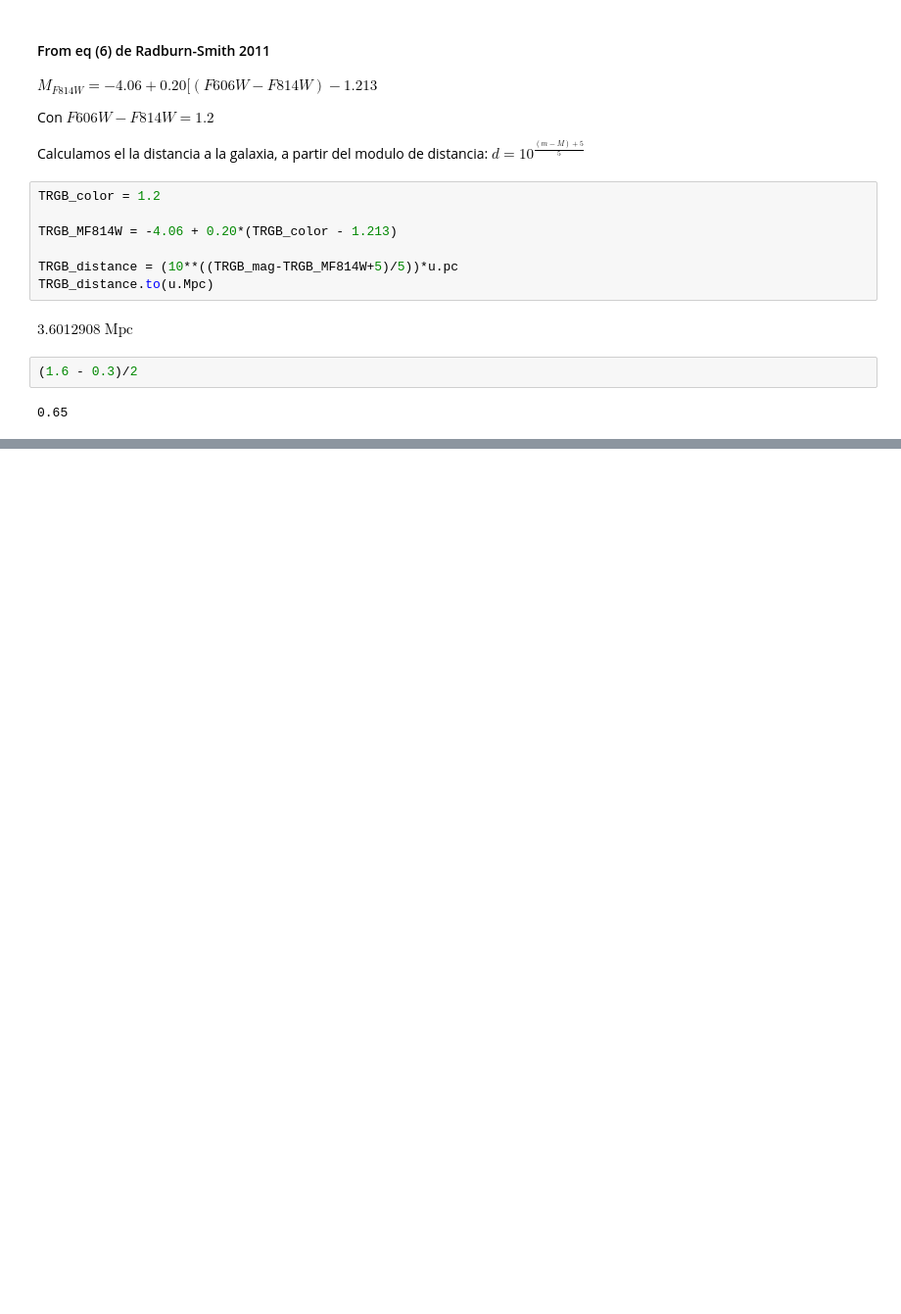
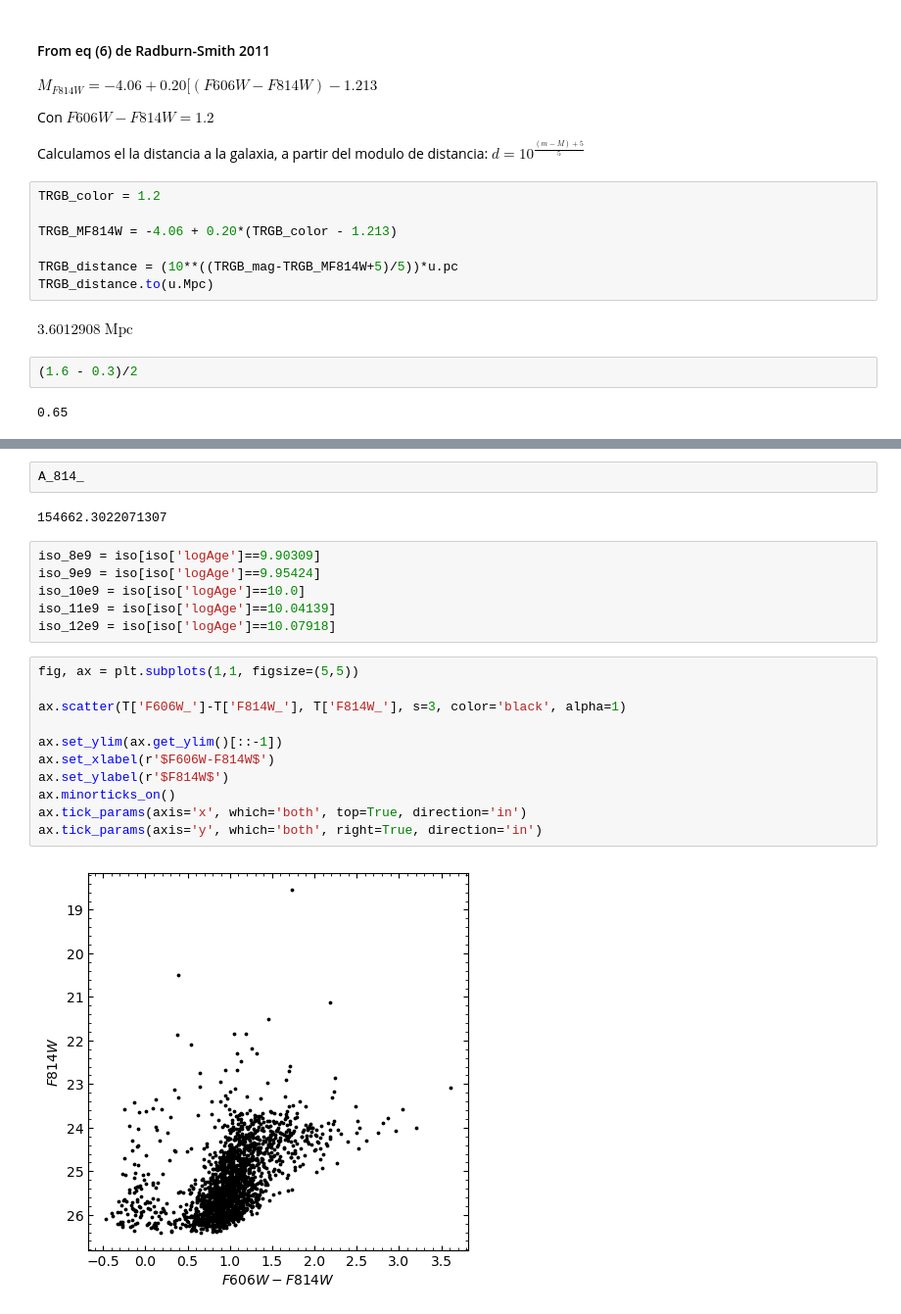
Before and after one commit to pmarchantc/Topicos-astr2024, a Jupyter notebook: M2/practico_M2.ipynb, the cells around one changed output, grey strips where cells are left out. Shown: that part at 98% size. Drawn from its saved outputs; the diff is of its cells as text; blank space fills up the shorter version.

```diff
--- a/M2/practico_M2.ipynb
+++ b/M2/practico_M2.ipynb
@@ -355,0 +367,23 @@ $3.6012908 \; \mathrm{Mpc}$
+# %%
+A_814_
+# %% [output]
+154662.3022071307
+# %%
+iso_8e9 = iso[iso['logAge']==9.90309]
+iso_9e9 = iso[iso['logAge']==9.95424]
+iso_10e9 = iso[iso['logAge']==10.0]
+iso_11e9 = iso[iso['logAge']==10.04139]
+iso_12e9 = iso[iso['logAge']==10.07918]
+# %%
+fig, ax = plt.subplots(1,1, figsize=(5,5))
+
+ax.scatter(T['F606W_']-T['F814W_'], T['F814W_'], s=3, color='black', alpha=1)
+
+ax.set_ylim(ax.get_ylim()[::-1])
+ax.set_xlabel(r'$F606W-F814W$')
+ax.set_ylabel(r'$F814W$')
+ax.minorticks_on()
+ax.tick_params(axis='x', which='both', top=True, direction='in')
+ax.tick_params(axis='y', which='both', right=True, direction='in')
+# %% [output]
+[figure, added]
```
Also changed, not shown: parts of 13 cells of this notebook, 1 other file.
